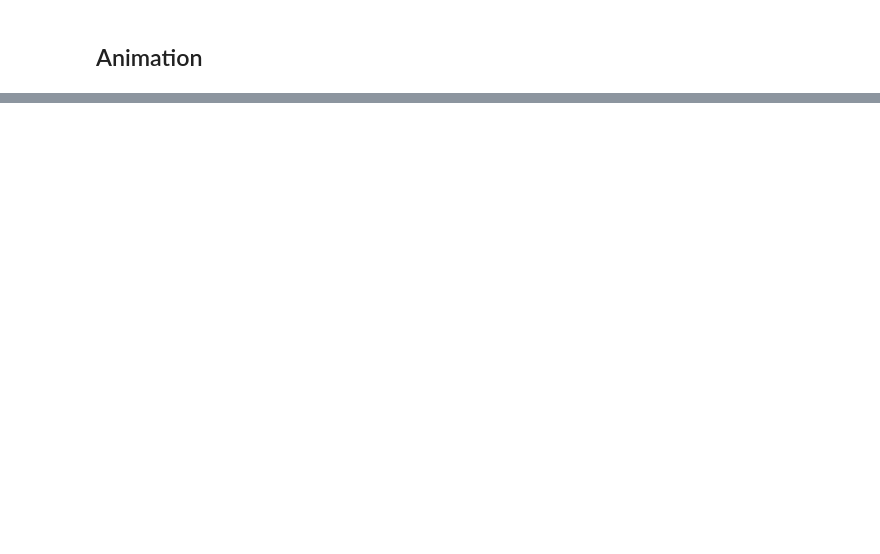
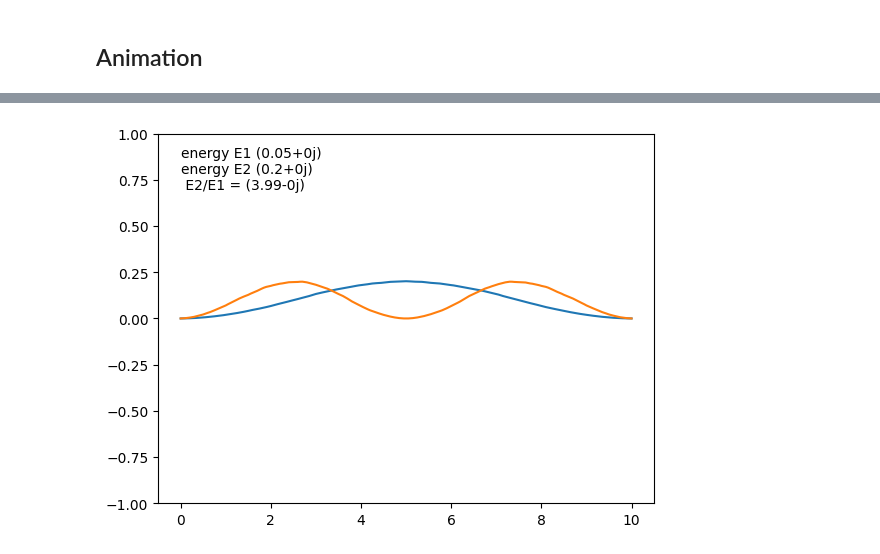
Before and after one commit to sushiTonpai/schrodinger, a Jupyter notebook: Time_dependent_schrodinger.ipynb, the cells around one changed output, grey strips where cells are left out. Cells and saved outputs as stored; diff of their text form; code cells hidden in the pictures; blank space fills up the shorter version.

```diff
--- a/Time_dependent_schrodinger.ipynb
+++ b/Time_dependent_schrodinger.ipynb
@@ -207,3 +190,12 @@ def CMN(psi0,V):
         y = psi_next
         t += 1
     return psi
+# %%
+# psi0 as gaussian
+# psi = gen_gaussian(x, x0 = 5 , sigma = 1 , p0 = 0)
+
+#psi0 as sine
+psi = gen_sine(x,1)
+psi2 = gen_sine(x,2)
+# potential init
+V0 = V_free_particle(x)
@@ -278,0 +281,14 @@ get_e(psi_m01) / get_e(psi_m00)
+# %%
+plt.plot(x, density(psi_m11[-1]))
+plt.plot(x, density(psi_m12[-1]))
+plt.text(0 , 0.7 ,f'energy E1 {round(get_e(psi_m11[-1],V0),2)} \nenergy E2 {round(get_e(psi_m12[-1],V0),2)} \n E2/E1 = {round(get_e(psi_m12[-1],V0) / get_e(psi_m11[-1],V0),2)}' )
+plt.ylim(-1,1)
+# save plot
+file_format = 'png'
+file_name = f'standing wave'
+
+directory = '/Users/Windows10/Desktop/schrodinger/animation'
+output_file = os.path.join(directory, f'{file_name}.{file_format}')
+plt.savefig(output_file)
+# %% [output]
+[figure, added]
```
Also changed, not shown: parts of 11 cells of this notebook, 11 other files.
